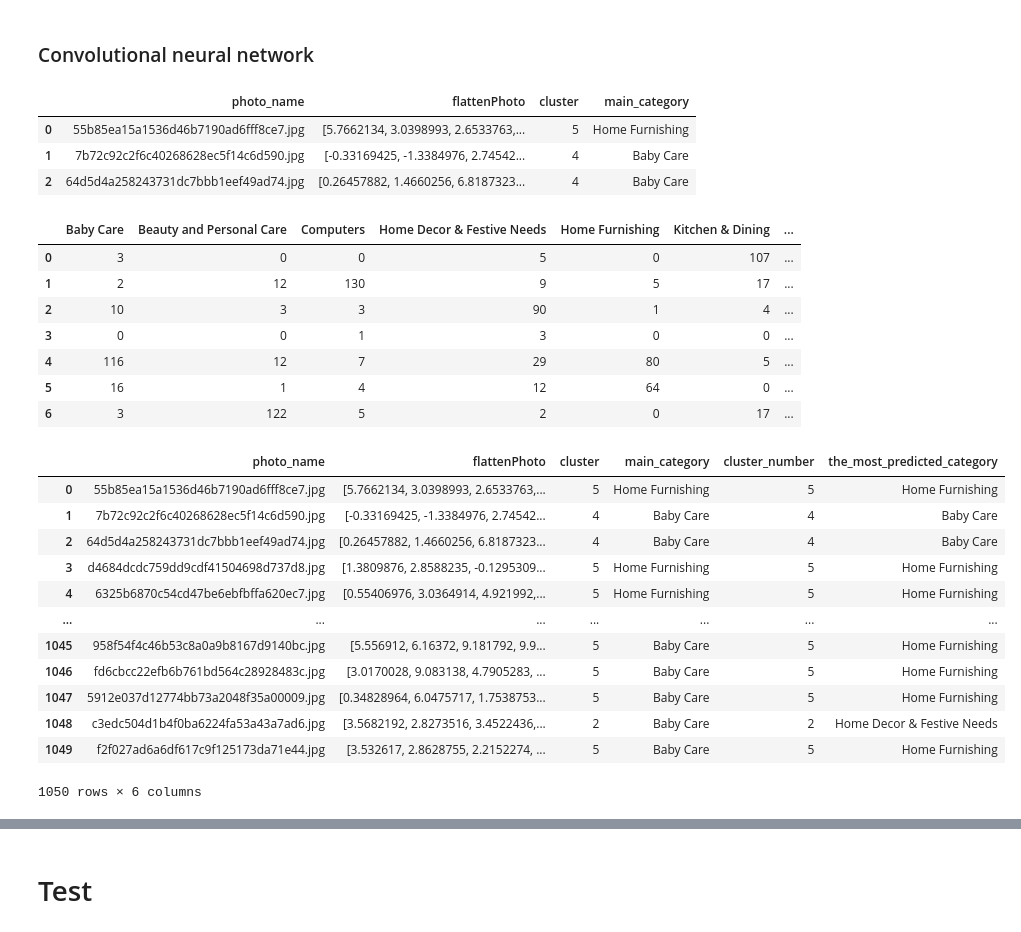
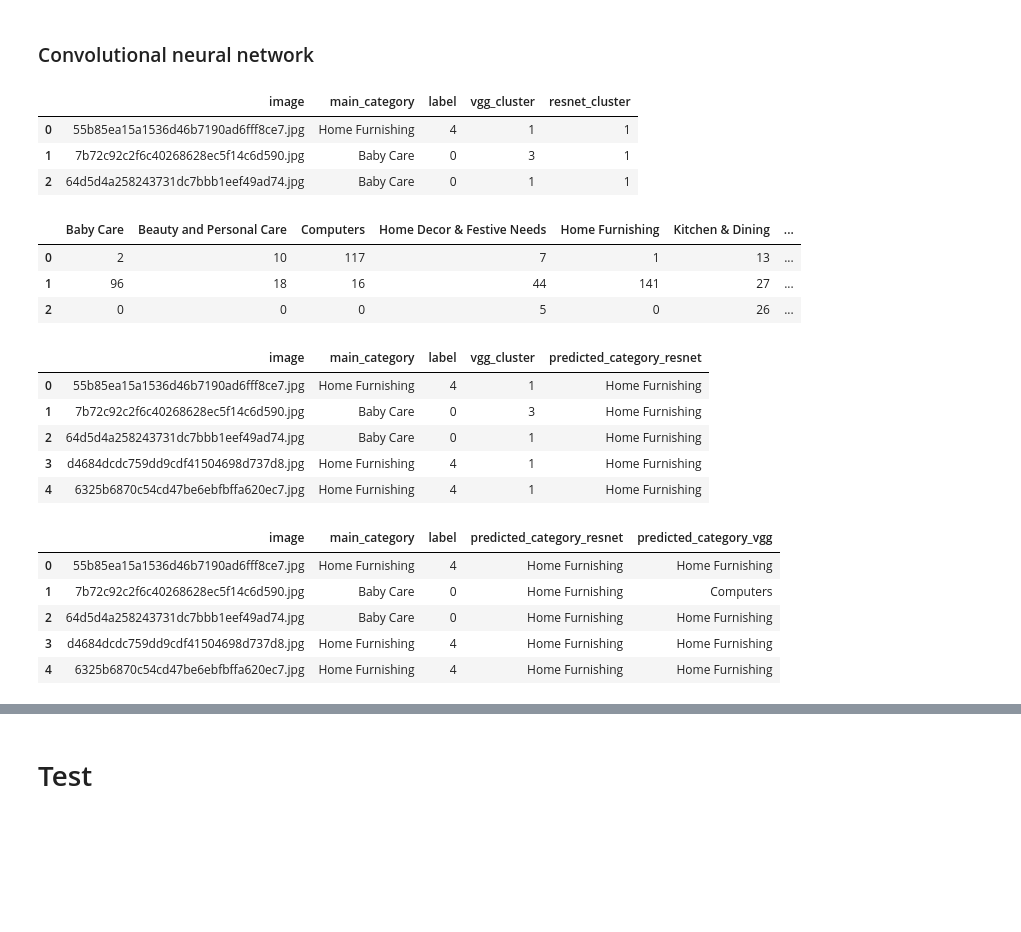
Before and after one commit to AbdulmagedALKHULAIFI/Automatic-classifer-consumer-goods, a Jupyter notebook: p6_2_IMG.ipynb, the cells around one changed output, grey strips where cells are left out. Saved outputs shown, nothing was run; the diff lists cells and outputs as text; code cells hidden in the pictures; blank space fills up the shorter version.

```diff
--- a/p6_2_IMG.ipynb
+++ b/p6_2_IMG.ipynb
@@ -667,0 +617,2 @@ DataFrame
+# %%
+vgg_images_features = create_images_features(vgg_model,preprocessed_imgs_path)
@@ -768,3 +723,13 @@ Création de 478 clusters de descripteurs ...
+# %%
+cls = cluster.KMeans(n_clusters=7, random_state=6)
+cls.fit(vgg_images_features)
+
+data["vgg_cluster"] = cls.labels_
+# %%
+cls = cluster.KMeans(n_clusters=7, random_state=6)
+cls.fit(resnet_images_features)
+
+data["resnet_cluster"] = cls.labels_
 # %% [markdown]
 ## Réductions de dimension
 # %% [markdown]
@@ -1006,12 +971,12 @@ weighted avg       0.18      0.18      0.18      1050
 # %% [markdown]
 ### Convolutional neural network
 # %%
-DataFrame.head(3)
+data.head(3)
 # %% [output]
-|  | photo_name | flattenPhoto | cluster | main_category |
-| 0 | 55b85ea15a1536d46b7190ad6fff8ce7.jpg | [5.7662134, 3.0398993, 2.6533763,... | 5 | Home Furnishing |
-| 1 | 7b72c92c2f6c40268628ec5f14c6d590.jpg | [-0.33169425, -1.3384976, 2.74542... | 4 | Baby Care |
-| 2 | 64d5d4a258243731dc7bbb1eef49ad74.jpg | [0.26457882, 1.4660256, 6.8187323... | 4 | Baby Care |
+|  | image | main_category | label | vgg_cluster | resnet_cluster |
+| 0 | 55b85ea15a1536d46b7190ad6fff8ce7.jpg | Home Furnishing | 4 | 1 | 1 |
+| 1 | 7b72c92c2f6c40268628ec5f14c6d590.jpg | Baby Care | 0 | 3 | 1 |
+| 2 | 64d5d4a258243731dc7bbb1eef49ad74.jpg | Baby Care | 0 | 1 | 1 |
 # %%
 def predict_category(data,real_value, predict_value):
 
@@ -1037,14 +1002,10 @@ def predict_category(data,real_value, predict_value):
 
     return confusion_matrix
 # %%
-most_predicted_values_resnet = predict_category(DataFrame,'main_category','cluster')
+most_predicted_values_resnet = predict_category(data,'main_category','resnet_cluster')
 most_predicted_values_resnet.head(3)
 # %% [output]
 |  | Baby Care | Beauty and Personal Care | Computers | Home Decor & Festive Needs | Home Furnishing | Kitchen & Dining | ... |
-| 0 | 3 | 0 | 0 | 5 | 0 | 107 | ... |
-| 1 | 2 | 12 | 130 | 9 | 5 | 17 | ... |
-| 2 | 10 | 3 | 3 | 90 | 1 | 4 | ... |
-| 3 | 0 | 0 | 1 | 3 | 0 | 0 | ... |
-| 4 | 116 | 12 | 7 | 29 | 80 | 5 | ... |
-| 5 | 16 | 1 | 4 | 12 | 64 | 0 | ... |
-| 6 | 3 | 122 | 5 | 2 | 0 | 17 | ... |
+| 0 | 2 | 10 | 117 | 7 | 1 | 13 | ... |
+| 1 | 96 | 18 | 16 | 44 | 141 | 27 | ... |
+| 2 | 0 | 0 | 0 | 5 | 0 | 26 | ... |
@@ -1051,21 +1014,29 @@ most_predicted_values_resnet.head(3)
 # %%
-DataFrame = pd.merge(DataFrame,most_predicted_values_resnet[['cluster_number','the_most_predicted_category']],
-                     how ="left", left_on ='cluster', right_on = 'cluster_number')
-DataFrame.head(5)
+data = pd.merge(data,most_predicted_values_resnet[['cluster_number','the_most_predicted_category']],
+                     how ="left", left_on ='resnet_cluster', right_on = 'cluster_number')
+data.drop(['cluster_number','resnet_cluster'], axis=1,inplace= True)
+data.rename(columns={"the_most_predicted_category":"predicted_category_resnet"},inplace=True)
+data.head(5)
 # %% [output]
-|  | photo_name | flattenPhoto | cluster | main_category | cluster_number | the_most_predicted_category |
-| 0 | 55b85ea15a1536d46b7190ad6fff8ce7.jpg | [5.7662134, 3.0398993, 2.6533763,... | 5 | Home Furnishing | 5 | Home Furnishing |
-| 1 | 7b72c92c2f6c40268628ec5f14c6d590.jpg | [-0.33169425, -1.3384976, 2.74542... | 4 | Baby Care | 4 | Baby Care |
-| 2 | 64d5d4a258243731dc7bbb1eef49ad74.jpg | [0.26457882, 1.4660256, 6.8187323... | 4 | Baby Care | 4 | Baby Care |
-| 3 | d4684dcdc759dd9cdf41504698d737d8.jpg | [1.3809876, 2.8588235, -0.1295309... | 5 | Home Furnishing | 5 | Home Furnishing |
-| 4 | 6325b6870c54cd47be6ebfbffa620ec7.jpg | [0.55406976, 3.0364914, 4.921992,... | 5 | Home Furnishing | 5 | Home Furnishing |
-| ... | ... | ... | ... | ... | ... | ... |
-| 1045 | 958f54f4c46b53c8a0a9b8167d9140bc.jpg | [5.556912, 6.16372, 9.181792, 9.9... | 5 | Baby Care | 5 | Home Furnishing |
-| 1046 | fd6cbcc22efb6b761bd564c28928483c.jpg | [3.0170028, 9.083138, 4.7905283, ... | 5 | Baby Care | 5 | Home Furnishing |
-| 1047 | 5912e037d12774bb73a2048f35a00009.jpg | [0.34828964, 6.0475717, 1.7538753... | 5 | Baby Care | 5 | Home Furnishing |
-| 1048 | c3edc504d1b4f0ba6224fa53a43a7ad6.jpg | [3.5682192, 2.8273516, 3.4522436,... | 2 | Baby Care | 2 | Home Decor & Festive Needs |
-| 1049 | f2f027ad6a6df617c9f125173da71e44.jpg | [3.532617, 2.8628755, 2.2152274, ... | 5 | Baby Care | 5 | Home Furnishing |
+|  | image | main_category | label | vgg_cluster | predicted_category_resnet |
+| 0 | 55b85ea15a1536d46b7190ad6fff8ce7.jpg | Home Furnishing | 4 | 1 | Home Furnishing |
+| 1 | 7b72c92c2f6c40268628ec5f14c6d590.jpg | Baby Care | 0 | 3 | Home Furnishing |
+| 2 | 64d5d4a258243731dc7bbb1eef49ad74.jpg | Baby Care | 0 | 1 | Home Furnishing |
+| 3 | d4684dcdc759dd9cdf41504698d737d8.jpg | Home Furnishing | 4 | 1 | Home Furnishing |
+| 4 | 6325b6870c54cd47be6ebfbffa620ec7.jpg | Home Furnishing | 4 | 1 | Home Furnishing |
-1050 rows × 6 columns
+# %%
+data = pd.merge(data,most_predicted_values_vgg[['cluster_number','the_most_predicted_category']],
+                     how ="left", left_on ='vgg_cluster', right_on = 'cluster_number')
+data.drop(['cluster_number','vgg_cluster'], axis=1,inplace= True)
+data.rename(columns={"the_most_predicted_category":"predicted_category_vgg"},inplace=True)
+data.head(5)
+# %% [output]
+|  | image | main_category | label | predicted_category_resnet | predicted_category_vgg |
+| 0 | 55b85ea15a1536d46b7190ad6fff8ce7.jpg | Home Furnishing | 4 | Home Furnishing | Home Furnishing |
+| 1 | 7b72c92c2f6c40268628ec5f14c6d590.jpg | Baby Care | 0 | Home Furnishing | Computers |
+| 2 | 64d5d4a258243731dc7bbb1eef49ad74.jpg | Baby Care | 0 | Home Furnishing | Home Furnishing |
+| 3 | d4684dcdc759dd9cdf41504698d737d8.jpg | Home Furnishing | 4 | Home Furnishing | Home Furnishing |
+| 4 | 6325b6870c54cd47be6ebfbffa620ec7.jpg | Home Furnishing | 4 | Home Furnishing | Home Furnishing |
 # %%
 def createConfusionMatrix(real,predicted):
     classes = np.unique(real)
```
Also changed, not shown: parts of 29 cells of this notebook.
